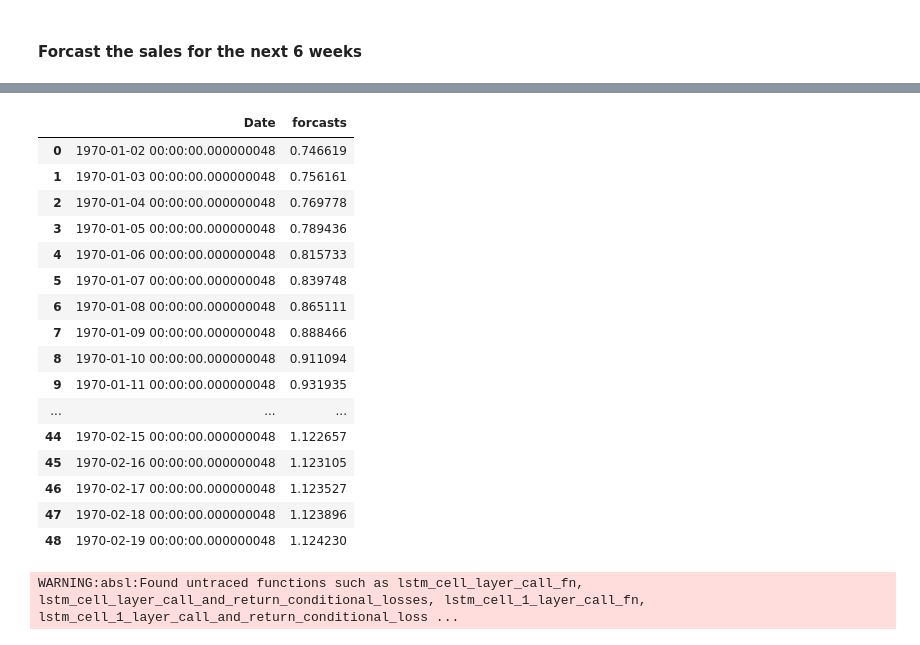
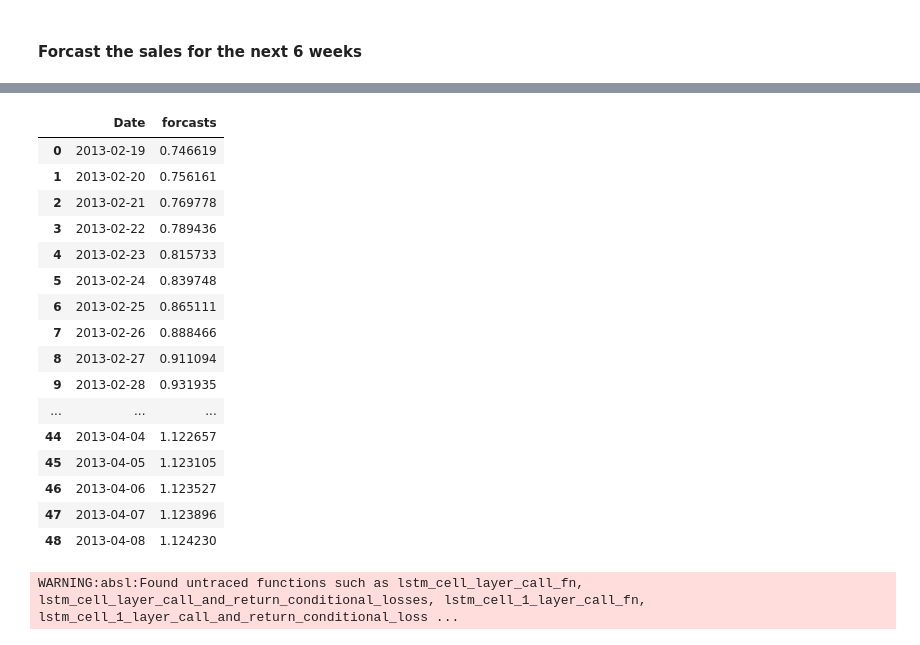
Before and after one commit to Yonas-T/time_series_forcasting, a Jupyter notebook: notebooks/lstm_model_building.ipynb, the cells around one changed output, grey strips where cells are left out. Cells and saved outputs as stored; diff of their text form; code cells hidden in the pictures.

Commit message:
sales pred

```diff
--- a/notebooks/lstm_model_building.ipynb
+++ b/notebooks/lstm_model_building.ipynb
@@ -41,3 +41,6 @@ df_clean_train.head()
 | 2 | 2 | 3 | 5 | 2015-07-31 | 8314 | 821 | 1 | 1 | 0 | ... |
 | 3 | 3 | 4 | 5 | 2015-07-31 | 13995 | 1498 | 1 | 1 | 0 | ... |
 | 4 | 4 | 5 | 5 | 2015-07-31 | 4822 | 559 | 1 | 1 | 0 | ... |
+# %%
+df_clean_train = pd.read_csv('../data/rossmann-store-sales/test.csv')
+df_clean_train.head()
@@ -195,7 +205,7 @@ scaled_df
 SIZE = len(scaled_df["Sales"])
 # SIZE = len(data_agg["Sales"])
 
-WINDOW_SIZE = 48
+WINDOW_SIZE = 24
 BATCH_SIZE= SIZE-WINDOW_SIZE*2
 EPOCHS = 100
 pred = lp.LstmPrediction(WINDOW_SIZE, BATCH_SIZE, scaled_df)
@@ -343,5 +345,8 @@ def forcast_next_sales(model, sales, daysToForcast=1):
 # %%
-scaled_df["Date"] = scaled_df.index
+dt_agg = data_agg.copy()
+dt_agg.drop(dt_agg.tail(2).index,
+        inplace = True)
+scaled_df["Date"] = dt_agg.index
 scaled_df["Date"] = scaled_df["Date"].astype("datetime64[ns]")
 res_df = forcast_next_sales(model1, scaled_df.head(49), 49)
 res_df
@@ -366,20 +371,20 @@ res_df
 |  | Date | forcasts |
-| 0 | 1970-01-02 00:00:00.000000048 | 0.746619 |
-| 1 | 1970-01-03 00:00:00.000000048 | 0.756161 |
-| 2 | 1970-01-04 00:00:00.000000048 | 0.769778 |
-| 3 | 1970-01-05 00:00:00.000000048 | 0.789436 |
-| 4 | 1970-01-06 00:00:00.000000048 | 0.815733 |
-| 5 | 1970-01-07 00:00:00.000000048 | 0.839748 |
-| 6 | 1970-01-08 00:00:00.000000048 | 0.865111 |
-| 7 | 1970-01-09 00:00:00.000000048 | 0.888466 |
-| 8 | 1970-01-10 00:00:00.000000048 | 0.911094 |
-| 9 | 1970-01-11 00:00:00.000000048 | 0.931935 |
+| 0 | 2013-02-19 | 0.746619 |
+| 1 | 2013-02-20 | 0.756161 |
+| 2 | 2013-02-21 | 0.769778 |
+| 3 | 2013-02-22 | 0.789436 |
+| 4 | 2013-02-23 | 0.815733 |
+| 5 | 2013-02-24 | 0.839748 |
+| 6 | 2013-02-25 | 0.865111 |
+| 7 | 2013-02-26 | 0.888466 |
+| 8 | 2013-02-27 | 0.911094 |
+| 9 | 2013-02-28 | 0.931935 |
 | ... | ... | ... |
-| 44 | 1970-02-15 00:00:00.000000048 | 1.122657 |
-| 45 | 1970-02-16 00:00:00.000000048 | 1.123105 |
-| 46 | 1970-02-17 00:00:00.000000048 | 1.123527 |
-| 47 | 1970-02-18 00:00:00.000000048 | 1.123896 |
-| 48 | 1970-02-19 00:00:00.000000048 | 1.124230 |
+| 44 | 2013-04-04 | 1.122657 |
+| 45 | 2013-04-05 | 1.123105 |
+| 46 | 2013-04-06 | 1.123527 |
+| 47 | 2013-04-07 | 1.123896 |
+| 48 | 2013-04-08 | 1.124230 |
 # %%
 sk_path_dir_2 = mlflow.sklearn.save_model(model1, "../models/lstm_model",
                           serialization_format=mlflow.sklearn.SERIALIZATION_FORMAT_PICKLE)
```
Also changed, not shown: parts of 6 cells of this notebook, 3 other files.
